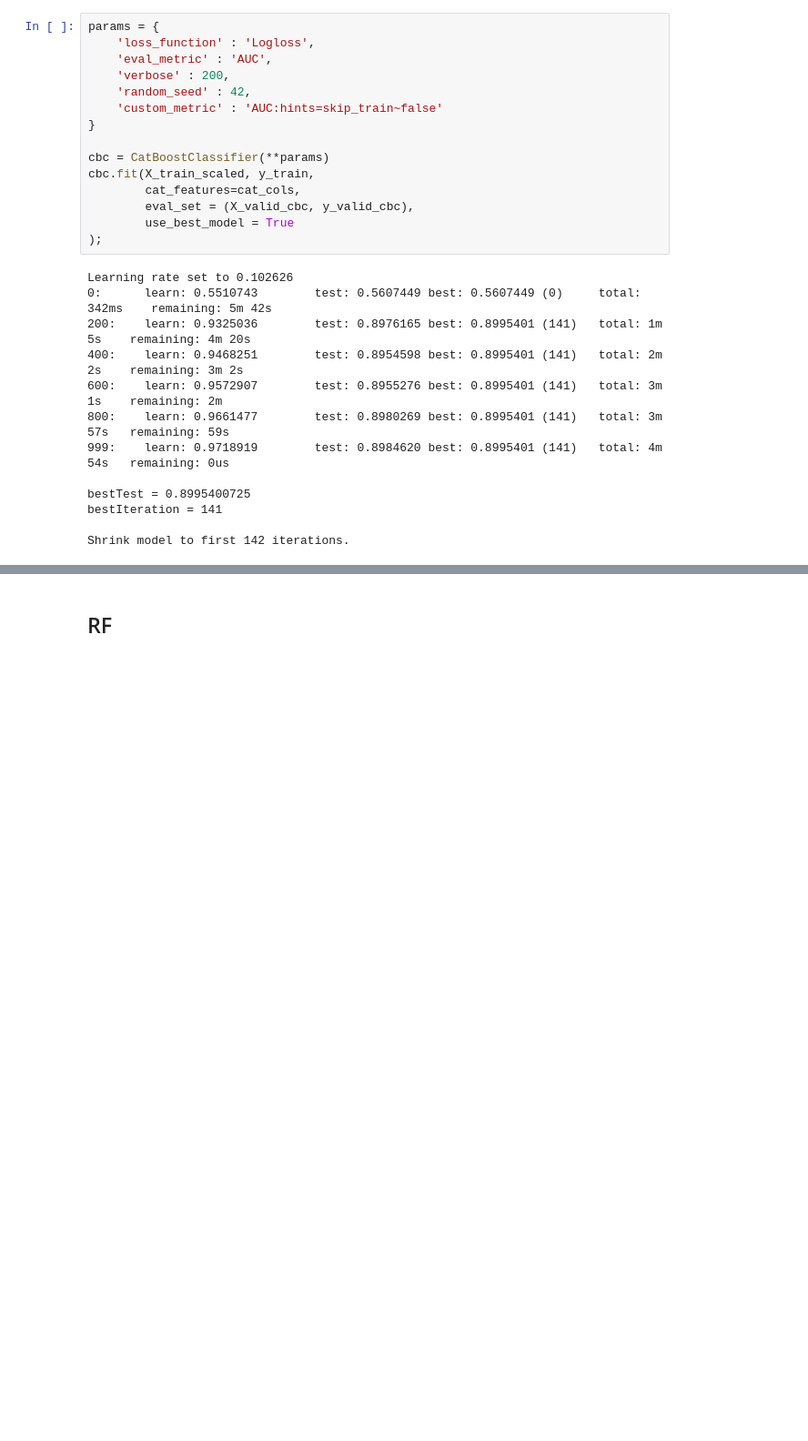
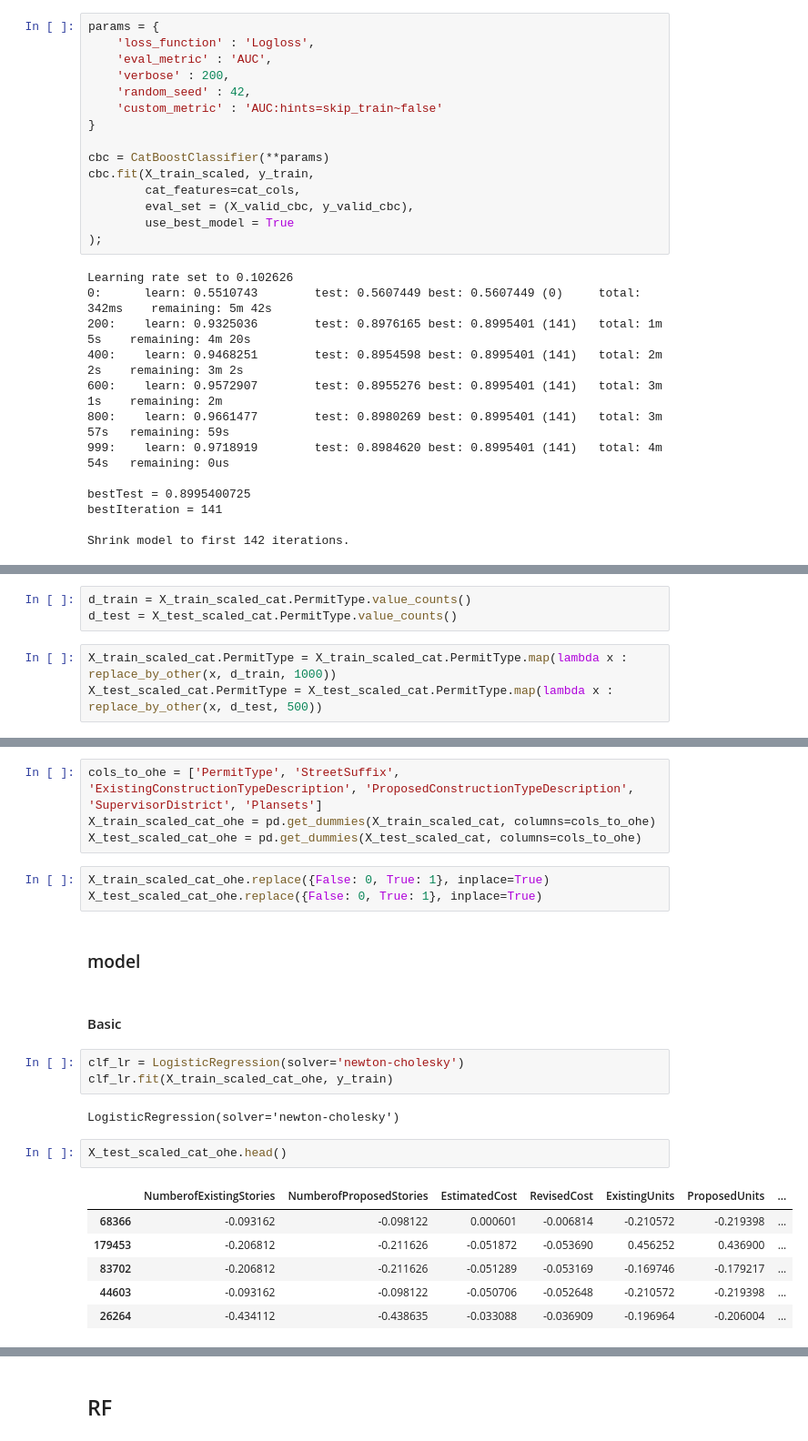
Before and after one commit to Suraba03/ml_san_francisco_permits, a Jupyter notebook: san_fancisco.ipynb, the cells around one changed output, grey strips where cells are left out. Shown at 91% size. Cells and saved outputs as stored; diff of their text form; blank space fills up the shorter version.

```diff
--- a/san_fancisco.ipynb
+++ b/san_fancisco.ipynb
@@ -1247,0 +949,6 @@ KeyboardInterrupt: ignored
+# %%
+d_train = X_train_scaled_cat.PermitType.value_counts()
+d_test = X_test_scaled_cat.PermitType.value_counts()
+# %%
+X_train_scaled_cat.PermitType = X_train_scaled_cat.PermitType.map(lambda x : replace_by_other(x, d_train, 1000))
+X_test_scaled_cat.PermitType = X_test_scaled_cat.PermitType.map(lambda x : replace_by_other(x, d_test, 500))
@@ -1247,0 +990,25 @@ KeyboardInterrupt: ignored
+# %%
+cols_to_ohe = ['PermitType', 'StreetSuffix', 'ExistingConstructionTypeDescription', 'ProposedConstructionTypeDescription', 'SupervisorDistrict', 'Plansets']
+X_train_scaled_cat_ohe = pd.get_dummies(X_train_scaled_cat, columns=cols_to_ohe)
+X_test_scaled_cat_ohe = pd.get_dummies(X_test_scaled_cat, columns=cols_to_ohe)
+# %%
+X_train_scaled_cat_ohe.replace({False: 0, True: 1}, inplace=True)
+X_test_scaled_cat_ohe.replace({False: 0, True: 1}, inplace=True)
+# %% [markdown]
+### model
+# %% [markdown]
+#### Basic
+# %%
+clf_lr = LogisticRegression(solver='newton-cholesky')
+clf_lr.fit(X_train_scaled_cat_ohe, y_train)
+# %% [output]
+LogisticRegression(solver='newton-cholesky')
+# %%
+X_test_scaled_cat_ohe.head()
+# %% [output]
+|  | NumberofExistingStories | NumberofProposedStories | EstimatedCost | RevisedCost | ExistingUnits | ProposedUnits | ... |
+| 68366 | -0.093162 | -0.098122 | 0.000601 | -0.006814 | -0.210572 | -0.219398 | ... |
+| 179453 | -0.206812 | -0.211626 | -0.051872 | -0.053690 | 0.456252 | 0.436900 | ... |
+| 83702 | -0.206812 | -0.211626 | -0.051289 | -0.053169 | -0.169746 | -0.179217 | ... |
+| 44603 | -0.093162 | -0.098122 | -0.050706 | -0.052648 | -0.210572 | -0.219398 | ... |
+| 26264 | -0.434112 | -0.438635 | -0.033088 | -0.036909 | -0.196964 | -0.206004 | ... |
```
Also changed, not shown: parts of 137 cells of this notebook.
